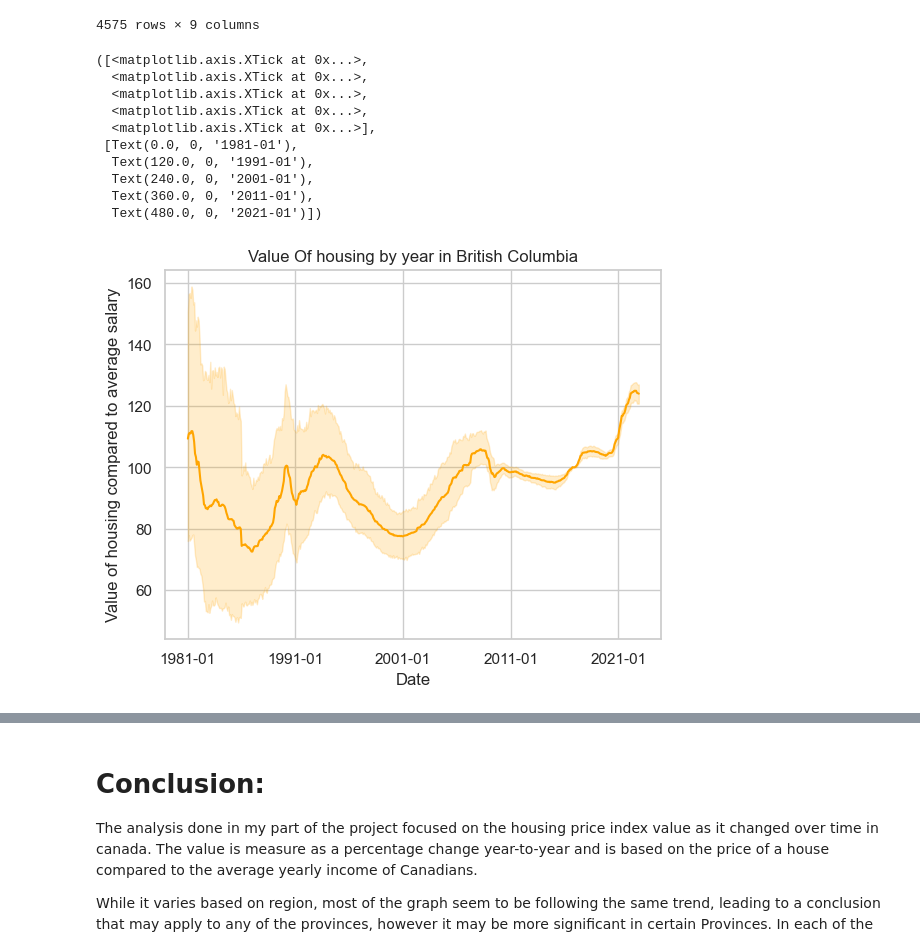
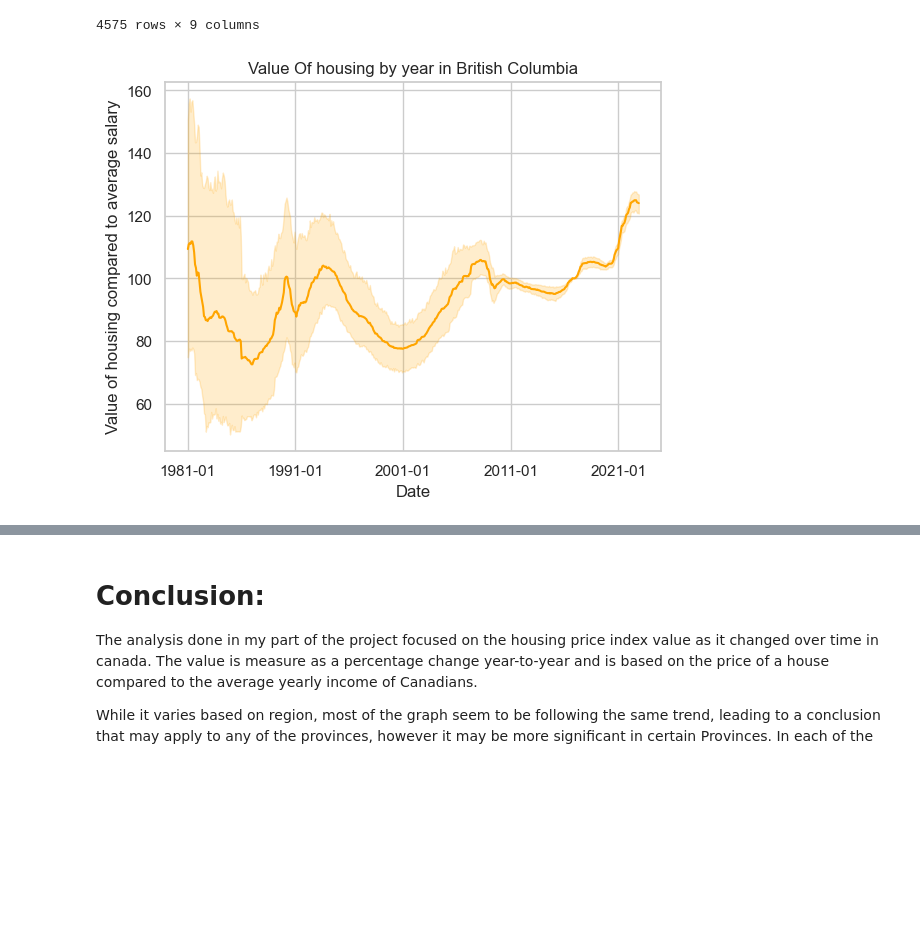
Before and after one commit to ubco-W2022T2-data301/project-group-group-2, a Jupyter notebook: analysis/analysis1.ipynb, the cells around one changed output, grey strips where cells are left out. Saved outputs shown, nothing was run; the diff lists cells and outputs as text; code cells hidden in the pictures; blank space fills up the shorter version.

```diff
--- a/analysis/analysis1.ipynb
+++ b/analysis/analysis1.ipynb
@@ -282,20 +256,12 @@ df_index_Area_BC
 # %%
 df_index_Area_BC_Graph = sns.lineplot(data=df_index_Area_BC, x= df_index_Area_BC["REF_DATE"],
                                            y= df_index_Area_BC["VALUE"],color="Orange")
 df_index_Area_BC_Graph.set(xlabel="Date", ylabel= "Value of housing compared to average salary", title= "Value Of housing by year in British Columbia")
 plt.xticks(["1981-01","1991-01","2001-01","2011-01","2021-01"])
+fig= df_index_Area_BC_Graph.get_figure()
+fig.savefig("../images/index_BC.png")
 # %% [output]
-([<matplotlib.axis.XTick at 0x...>,
-  <matplotlib.axis.XTick at 0x...>,
-  <matplotlib.axis.XTick at 0x...>,
-  <matplotlib.axis.XTick at 0x...>,
-  <matplotlib.axis.XTick at 0x...>],
- [Text(0.0, 0, '1981-01'),
-  Text(120.0, 0, '1991-01'),
-  Text(240.0, 0, '2001-01'),
-  Text(360.0, 0, '2011-01'),
-  Text(480.0, 0, '2021-01')])
-[figure, old version]
+[figure, new version]
 # %%
 df_index_Area_ONT = df_index2[df_index2['GEO'].str.contains("Ontario")]
 df_index_Area_ONT = df_index_Area_ONT[df_index_Area_ONT['VALUE'].notna()]
```
Also changed, not shown: parts of 8 cells of this notebook, 9 other files.
